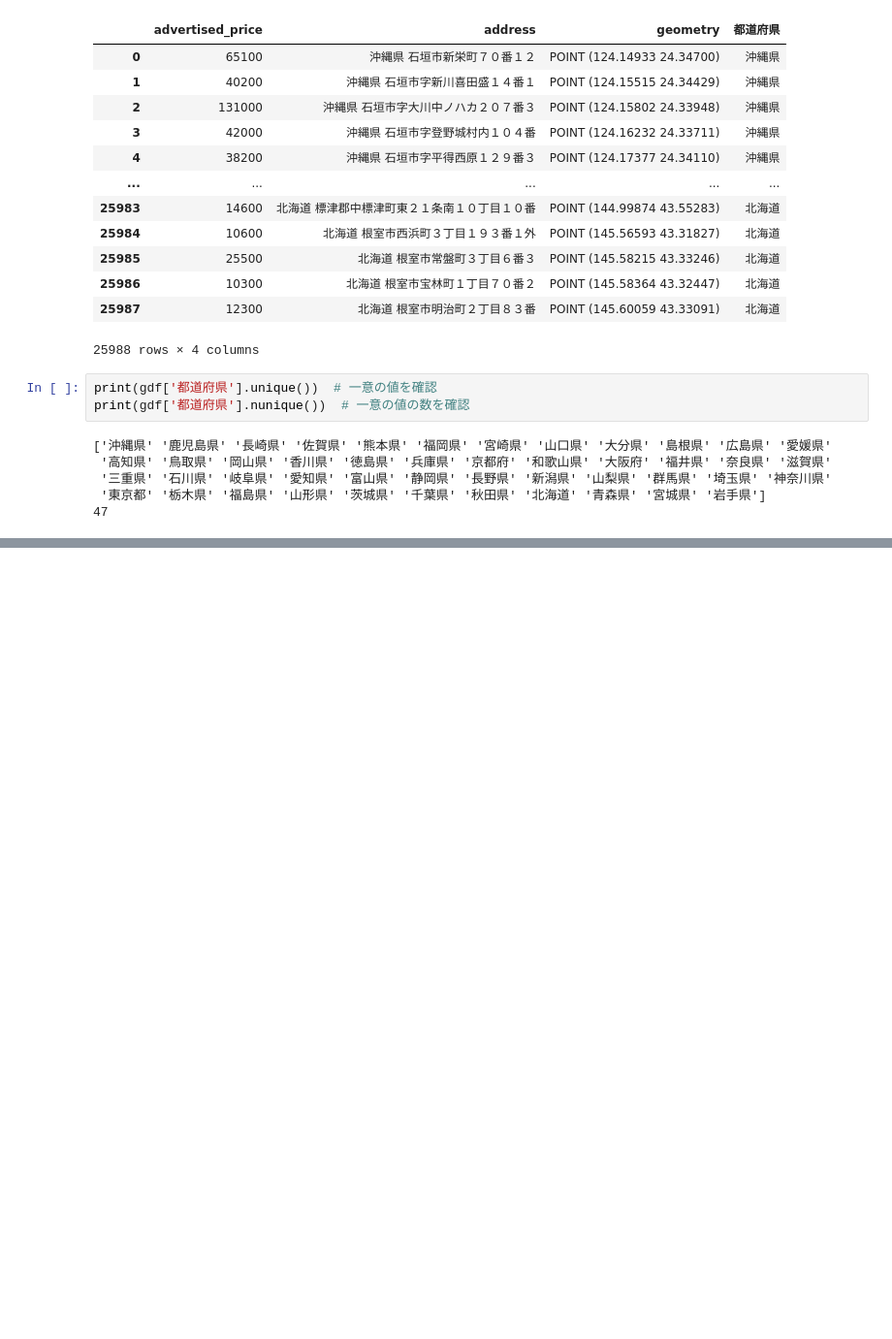
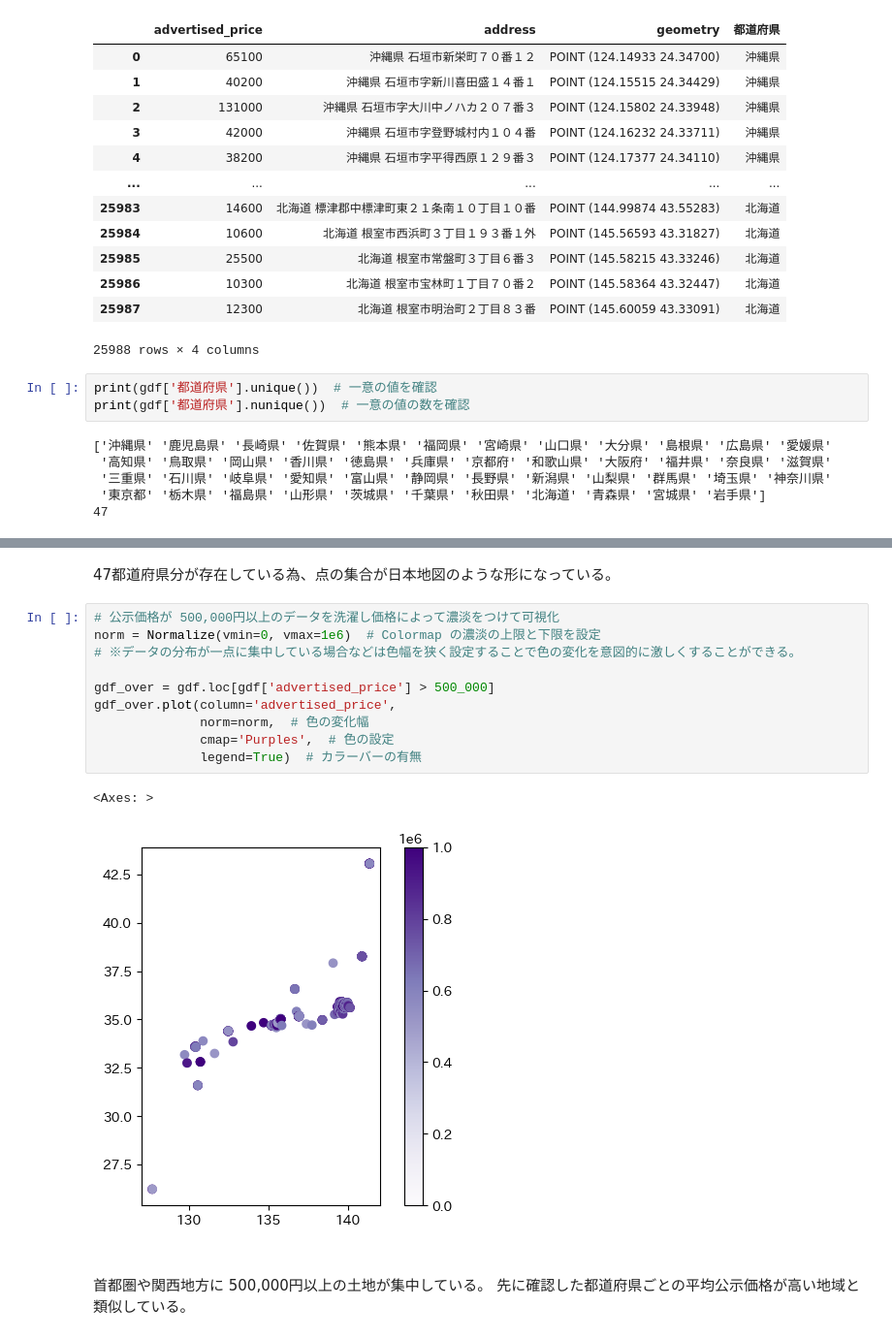
Before and after one commit to 1024xx4/py_data_process_and_vizualization_2, a Jupyter notebook: geospatial/geospatial.ipynb, the cells around one changed output, grey strips where cells are left out. Shown at 97% size. Drawn from its saved outputs; the diff is of its cells as text; blank space fills up the shorter version.

```diff
--- a/geospatial/geospatial.ipynb
+++ b/geospatial/geospatial.ipynb
@@ -182,0 +215,20 @@ print(gdf['都道府県'].nunique())  # 一意の値の数を確認
+# %% [markdown]
+47都道府県分が存在している為、点の集合が日本地図のような形になっている。
+# %%
+# 公示価格が 500,000円以上のデータを洗濯し価格によって濃淡をつけて可視化
+norm = Normalize(vmin=0, vmax=1e6)  # Colormap の濃淡の上限と下限を設定
+# ※データの分布が一点に集中している場合などは色幅を狭く設定することで色の変化を意図的に激しくすることができる。
+
+gdf_over = gdf.loc[gdf['advertised_price'] > 500_000]
+gdf_over.plot(column='advertised_price',
+              norm=norm,  # 色の変化幅
+              cmap='Purples',  # 色の設定
+              legend=True)  # カラーバーの有無
+# %% [output]
+<Axes: >
+[figure, added]
+# %% [markdown]
+>
+# %% [markdown]
+首都圏や関西地方に 500,000円以上の土地が集中している。
+先に確認した都道府県ごとの平均公示価格が高い地域と類似している。
```
Also changed, not shown: parts of 5 cells of this notebook.
